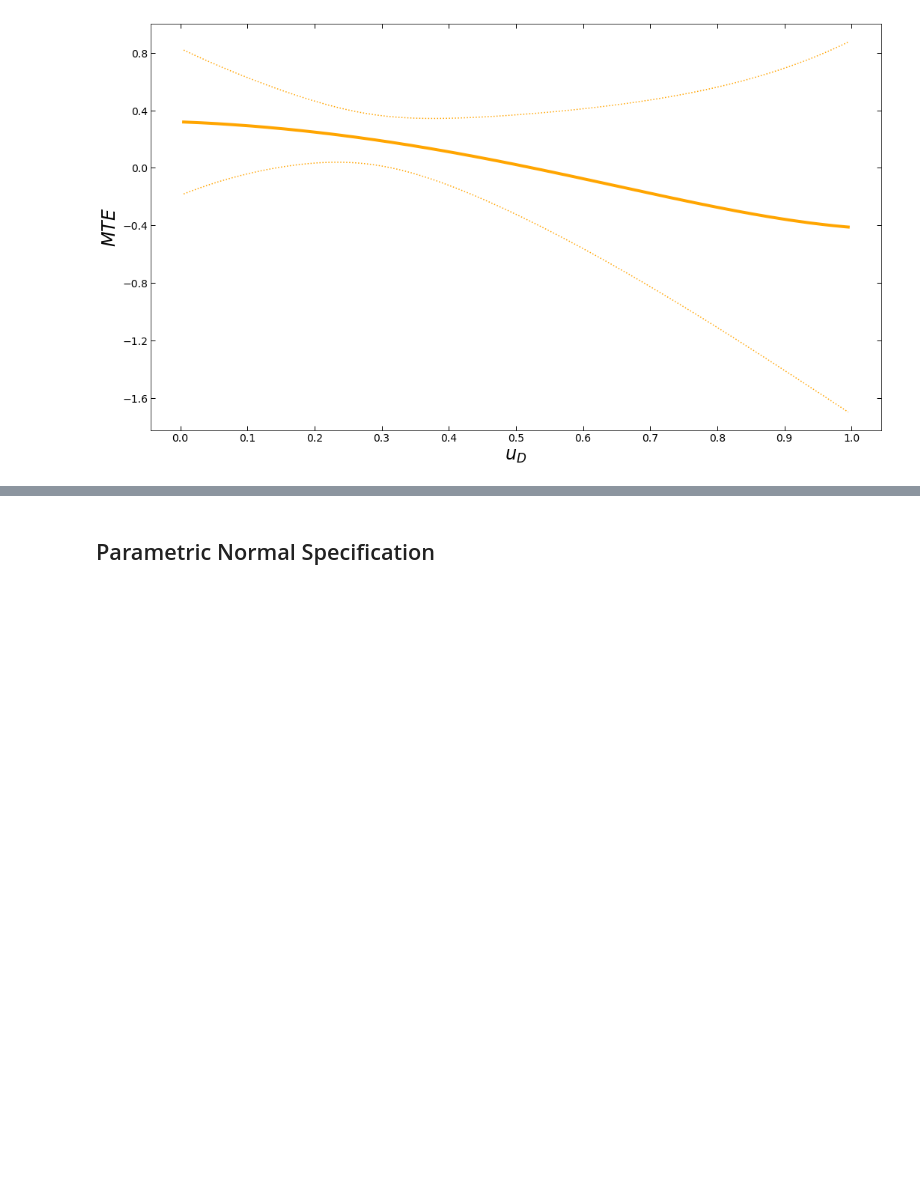
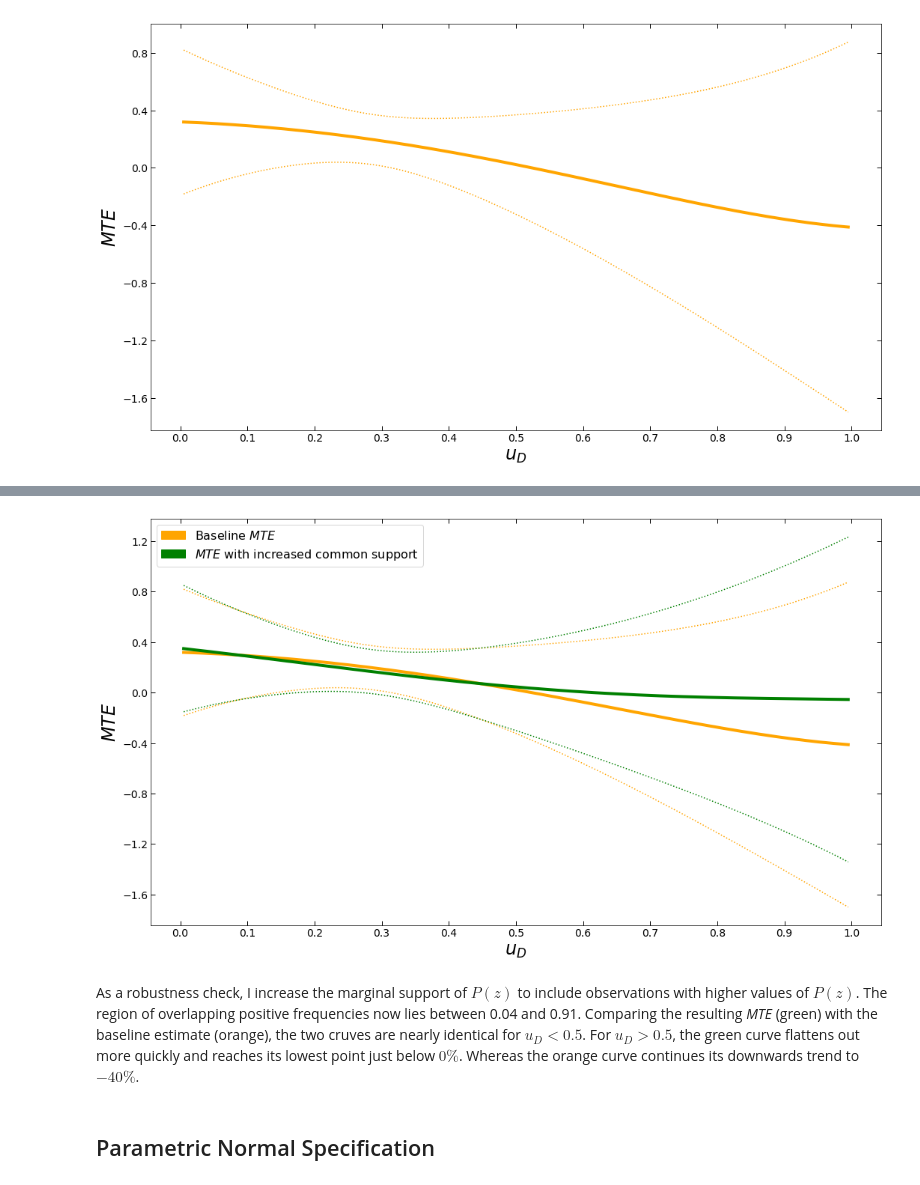
Before and after one commit to segsell/grmpy-semipar, a Jupyter notebook: thesis_draft.ipynb, the cells around one changed output, grey strips where cells are left out. Drawn from its saved outputs; the diff is of its cells as text; code cells hidden in the pictures; blank space fills up the shorter version.

```diff
--- a/thesis_draft.ipynb
+++ b/thesis_draft.ipynb
@@ -140,3 +174,51 @@ The total degree of heterogeneity is probably even higher, as the _MTE_ depicts
+# %%
+# Draw n bootstrap samples and calculate MTE estimates.
+# very volatile
+nbootstraps = 250
+mte_boot = bootstrap("semipar/files/soep_uni03b_boot.yml", nbootstraps)
+# %%
+# mte per year of university education
+mte_5 = mte2 / 5
+mte_boot_5 = mte_boot / 5
+
+# Get standard error of MTE at each gridpoint u_D
+mte_boot_std = np.std(mte_boot_5, axis=1)
+
+# Compute 90 percent confidence intervals
+con_u2 = mte_5 + norm.ppf(0.95) * mte_boot_std
+con_d2 = mte_5 - norm.ppf(0.95) * mte_boot_std
+# %%
+# Plot
+ax = plt.figure(figsize=(17.5, 10)).add_subplot(111)
+
+ax.set_ylabel(r"$MTE$", fontsize=24)
+ax.set_xlabel("$u_D$", fontsize=24)
+ax.tick_params(axis="both" ,direction='in', length=6, width=1, grid_alpha=0.25, labelsize=14)
+ax.xaxis.set_ticks_position('both')
+ax.yaxis.set_ticks_position('both')
+ax.xaxis.set_ticks(np.arange(0, 1.1, step=0.1))
+ax.yaxis.set_ticks(np.arange(-1.6, 1.3, step=0.4))
+
+ax.plot(quantiles, mte/5, label="$no migrants$", color="orange", linewidth=4)
+ax.plot(quantiles, con_u, color="orange", linestyle=':')
+ax.plot(quantiles, con_d, color="orange", linestyle=':')
+
+ax.plot(quantiles2, mte2/5, label="$larger support$", color="green", linewidth=4)
+ax.plot(quantiles2, con_u2, color="green", linestyle=':')
+ax.plot(quantiles2, con_d2, color="green", linestyle=':')
+
+
+orange_patch = mpatches.Patch(color="orange", label="Baseline $MTE$")
+green_patch = mpatches.Patch(color="green", label="$MTE$ with increased common support")
+
+plt.legend(handles=[orange_patch, green_patch], prop={"size": 16})
+
+plt.show()
+# %% [output]
+[figure, added]
+# %% [markdown]
+As a robustness check, I increase the marginal support of $P(z)$ to include observations with higher values of
+$P(z)$. The region of overlapping positive frequencies now lies between 0.04 and 0.91. Comparing the resulting _MTE_ (green) with the baseline estimate (orange), the two cruves are nearly identical for $u_D < 0.5$. For $u_D > 0.5$, the green curve flattens out more quickly and reaches its lowest point just below $0\%$. Whereas the orange curve continues its downwards trend to $-40\%$.
 # %% [markdown]
 ## Parametric Normal Specification
 # %%
```
Also changed, not shown: parts of 9 cells of this notebook, 1 other file.
